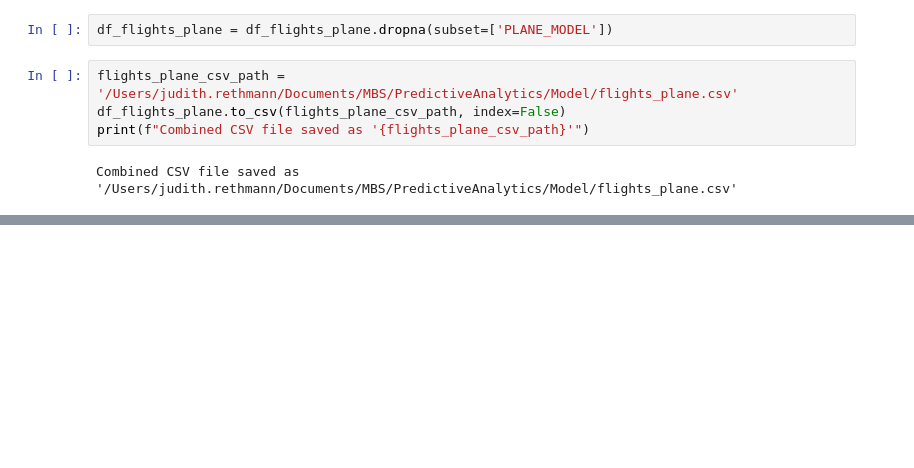
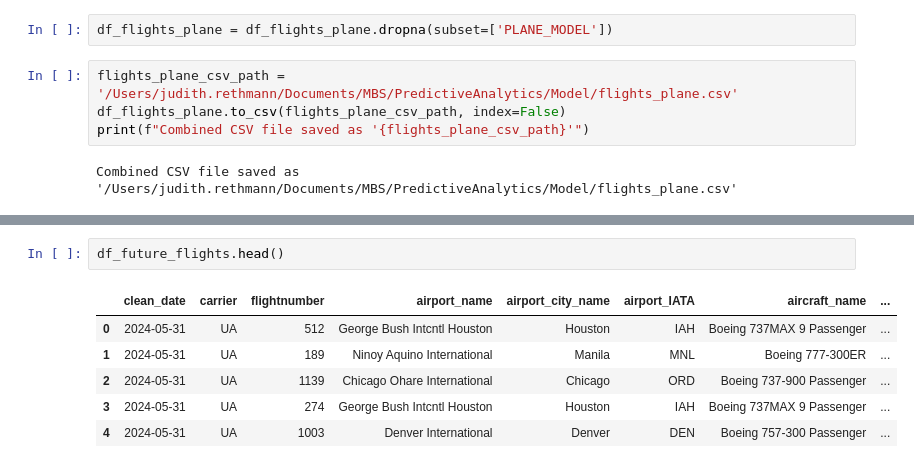
Before and after one commit to jr16MAI/PredictiveAnalytics, a Jupyter notebook: Model/delay_predictor.ipynb, the cells around one changed output, grey strips where cells are left out. Cells and saved outputs as stored; diff of their text form; blank space fills up the shorter version.

```diff
--- a/Model/delay_predictor.ipynb
+++ b/Model/delay_predictor.ipynb
@@ -112,0 +157,9 @@ Combined CSV file saved as '/Users/judith.rethmann/Documents/MBS/PredictiveAnaly
+# %%
+df_future_flights.head()
+# %% [output]
+|  | clean_date | carrier | flightnumber | airport_name | airport_city_name | airport_IATA | aircraft_name | ... |
+| 0 | 2024-05-31 | UA | 512 | George Bush Intcntl Houston | Houston | IAH | Boeing 737MAX 9 Passenger | ... |
+| 1 | 2024-05-31 | UA | 189 | Ninoy Aquino International | Manila | MNL | Boeing 777-300ER | ... |
+| 2 | 2024-05-31 | UA | 1139 | Chicago Ohare International | Chicago | ORD | Boeing 737-900 Passenger | ... |
+| 3 | 2024-05-31 | UA | 274 | George Bush Intcntl Houston | Houston | IAH | Boeing 737MAX 9 Passenger | ... |
+| 4 | 2024-05-31 | UA | 1003 | Denver International | Denver | DEN | Boeing 757-300 Passenger | ... |
```
Also changed, not shown: parts of 10 cells of this notebook.
